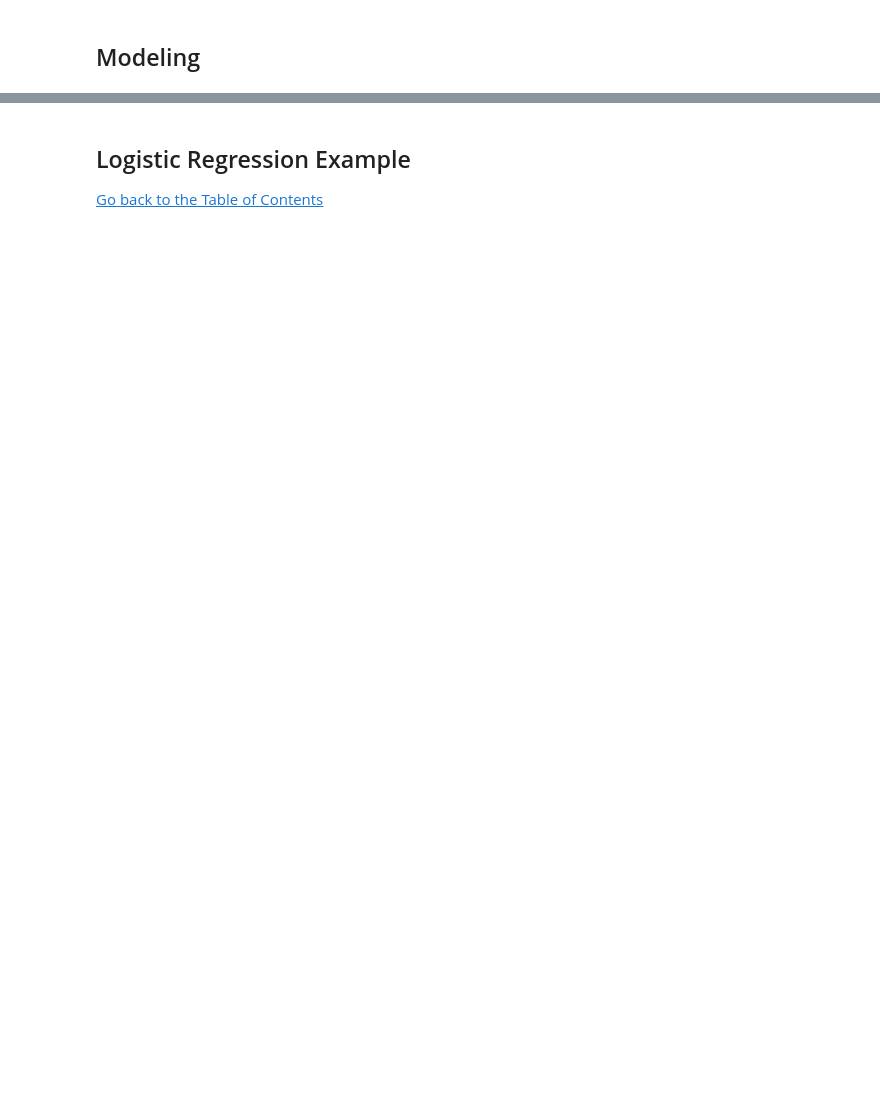
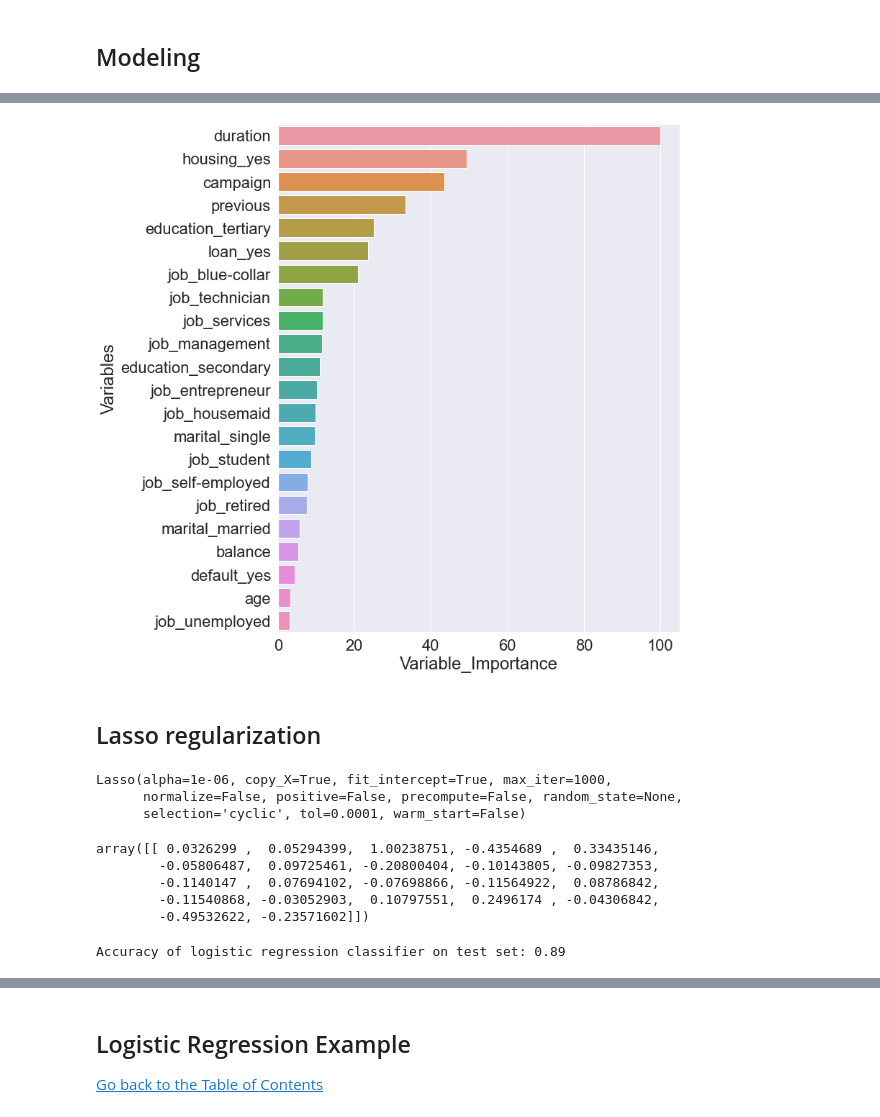
Before and after one commit to TimMango/Python_Encyclopedia, a Jupyter notebook: Project_Essentials.ipynb, the cells around one changed output, grey strips where cells are left out. Drawn from its saved outputs; the diff is of its cells as text; code cells hidden in the pictures; blank space fills up the shorter version.

Commit message:
Feature Selection

```diff
--- a/Project_Essentials.ipynb
+++ b/Project_Essentials.ipynb
@@ -398,0 +401,75 @@ x_train_complete.head(3)
+# %%
+import numpy as np
+from sklearn.linear_model import LogisticRegression
+from sklearn.preprocessing import StandardScaler
+import pandas as pd
+import matplotlib.pyplot as plt
+
+#Scale your data
+scaler = StandardScaler()
+scaler.fit(x_train)
+x_scaled = pd.DataFrame(scaler.transform(x_train),columns = x_train.columns)
+
+clf = LogisticRegression(random_state = 0)
+clf.fit(x_scaled, y_train)
+
+feature_importance = abs(clf.coef_[0])
+
+feature_importance = 100.0 * (feature_importance / feature_importance.max())
+sorted_idx = np.argsort(feature_importance)
+pos = np.arange(sorted_idx.shape[0]) + .5
+
+df = pd.DataFrame(feature_importance, x_train.columns)
+df.reset_index(inplace=True)
+df.rename(columns={"index": "Variables", 0: "Variable_Importance"}, inplace=True)
+df.sort_values(by=['Variable_Importance'], ascending=False, inplace=True)
+
+Feature_Importance_Lasso = sns.barplot(x="Variable_Importance", y="Variables", data=df)
+# %% [output]
+[figure, added]
+# %% [markdown]
+## Lasso regularization
+# %%
+from sklearn.model_selection import GridSearchCV
+from sklearn.linear_model import Lasso
+import numpy as np
+
+# Define the grid for the alpha parameter
+parameters = {'alpha':[100, 10, 1, 0.01, 0.001, 0.0005, .0001, .000001, .0000001, .000000001]}
+
+# Fit it on X, Y and define the cv parameter for cross-validation
+lasso=Lasso()
+clf = GridSearchCV(lasso, parameters, cv = 3)
+clf.fit(x_train, y_train)
+
+# Get the best parameters and model
+print(clf.best_estimator_)
+# %% [output]
+Lasso(alpha=1e-06, copy_X=True, fit_intercept=True, max_iter=1000,
+      normalize=False, positive=False, precompute=False, random_state=None,
+      selection='cyclic', tol=0.0001, warm_start=False)
+# %%
+import seaborn as sns
+
+model = LogisticRegression(penalty="l1", tol=.000001)
+model = model.fit(x_scaled, y_train)
+model.coef_
+# lasso_df = pd.DataFrame(list(model.), list(model.coef_))
+# lasso_df.reset_index(inplace=True)
+# lasso_df.rename(columns={"level_0": "Lasso_Coefficients", 0: "Variables"}, inplace=True)
+# lasso_df['Lasso_Coefficients_Absolute'] = abs(lasso_df['Lasso_Coefficients'])
+# lasso_df.sort_values(by=['Lasso_Coefficients_Absolute'], ascending=False,inplace=True)
+# Feature_Importance_Lasso = sns.barplot(x="Lasso_Coefficients_Absolute", y="Variables", data=lasso_df)
+# %% [output]
+array([[ 0.0326299 ,  0.05294399,  1.00238751, -0.4354689 ,  0.33435146,
+        -0.05806487,  0.09725461, -0.20800404, -0.10143805, -0.09827353,
+        -0.1140147 ,  0.07694102, -0.07698866, -0.11564922,  0.08786842,
+        -0.11540868, -0.03052903,  0.10797551,  0.2496174 , -0.04306842,
+        -0.49532622, -0.23571602]])
+# %%
+logreg = LogisticRegression()
+logreg.fit(x_train, y_train)
+y_pred = logreg.predict(x_test)
+print('Accuracy of logistic regression classifier on test set: {:.2f}'.format(logreg.score(x_test, y_test)))
+# %% [output]
+Accuracy of logistic regression classifier on test set: 0.89
```
Also changed, not shown: parts of 43 cells of this notebook, 2 other files.
